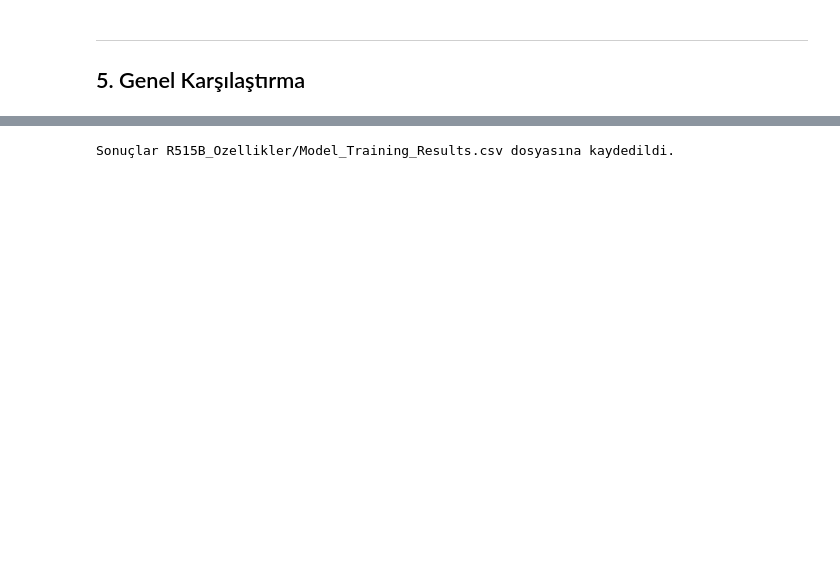
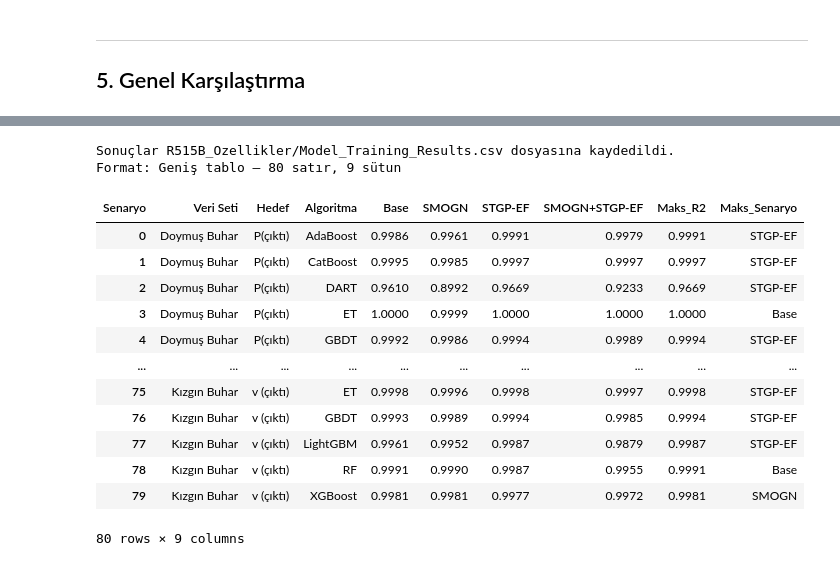
Before and after one commit to suleymangzy/Data-Engineering, a Jupyter notebook: Model_Training.ipynb, the cells around one changed output, grey strips where cells are left out. Cells and saved outputs as stored; diff of their text form; code cells hidden in the pictures; blank space fills up the shorter version.

```diff
--- a/Model_Training.ipynb
+++ b/Model_Training.ipynb
@@ -352,6 +561,22 @@ df_all.groupby(['Veri Seti', 'Algoritma'])['R2_Score'].mean().unstack()
 # %%
-# Sonuçları CSV olarak kaydet
-df_all.to_csv('R515B_Ozellikler/Model_Training_Results.csv', index=False)
+# Geniş formatlı sonuç tablosu oluştur ve kaydet
+df_wide = save_wide_results(df_all, 'R515B_Ozellikler/Model_Training_Results.csv')
 print('Sonuçlar R515B_Ozellikler/Model_Training_Results.csv dosyasına kaydedildi.')
+print(f'Format: Geniş tablo — {len(df_wide)} satır, {len(df_wide.columns)} sütun')
+df_wide
 # %% [output]
 Sonuçlar R515B_Ozellikler/Model_Training_Results.csv dosyasına kaydedildi.
+Format: Geniş tablo — 80 satır, 9 sütun
+| Senaryo | Veri Seti | Hedef | Algoritma | Base | SMOGN | STGP-EF | SMOGN+STGP-EF | Maks_R2 | Maks_Senaryo |
+| 0 | Doymuş Buhar | P(çıktı) | AdaBoost | 0.9986 | 0.9961 | 0.9991 | 0.9979 | 0.9991 | STGP-EF |
+| 1 | Doymuş Buhar | P(çıktı) | CatBoost | 0.9995 | 0.9985 | 0.9997 | 0.9997 | 0.9997 | STGP-EF |
+| 2 | Doymuş Buhar | P(çıktı) | DART | 0.9610 | 0.8992 | 0.9669 | 0.9233 | 0.9669 | STGP-EF |
+| 3 | Doymuş Buhar | P(çıktı) | ET | 1.0000 | 0.9999 | 1.0000 | 1.0000 | 1.0000 | Base |
+| 4 | Doymuş Buhar | P(çıktı) | GBDT | 0.9992 | 0.9986 | 0.9994 | 0.9989 | 0.9994 | STGP-EF |
+| ... | ... | ... | ... | ... | ... | ... | ... | ... | ... |
+| 75 | Kızgın Buhar | v (çıktı) | ET | 0.9998 | 0.9996 | 0.9998 | 0.9997 | 0.9998 | STGP-EF |
+| 76 | Kızgın Buhar | v (çıktı) | GBDT | 0.9993 | 0.9989 | 0.9994 | 0.9985 | 0.9994 | STGP-EF |
+| 77 | Kızgın Buhar | v (çıktı) | LightGBM | 0.9961 | 0.9952 | 0.9987 | 0.9879 | 0.9987 | STGP-EF |
+| 78 | Kızgın Buhar | v (çıktı) | RF | 0.9991 | 0.9990 | 0.9987 | 0.9955 | 0.9991 | Base |
+| 79 | Kızgın Buhar | v (çıktı) | XGBoost | 0.9981 | 0.9981 | 0.9977 | 0.9972 | 0.9981 | SMOGN |
+80 rows × 9 columns
```
Also changed, not shown: parts of 13 cells of this notebook, 2 other files.
